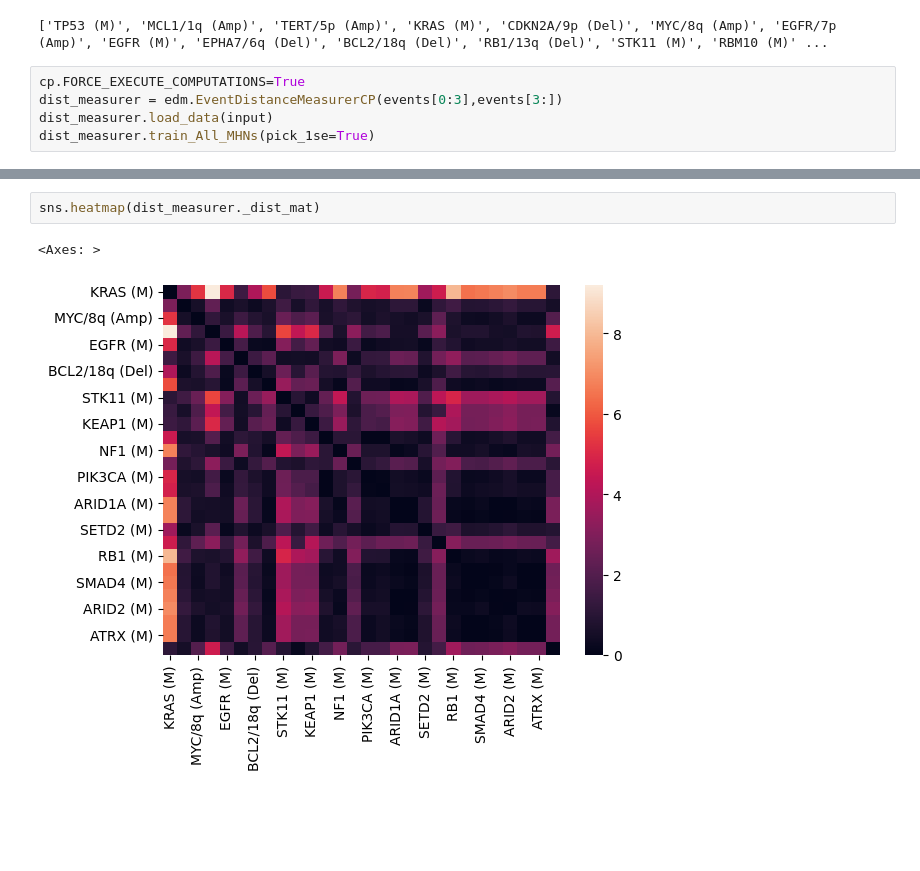
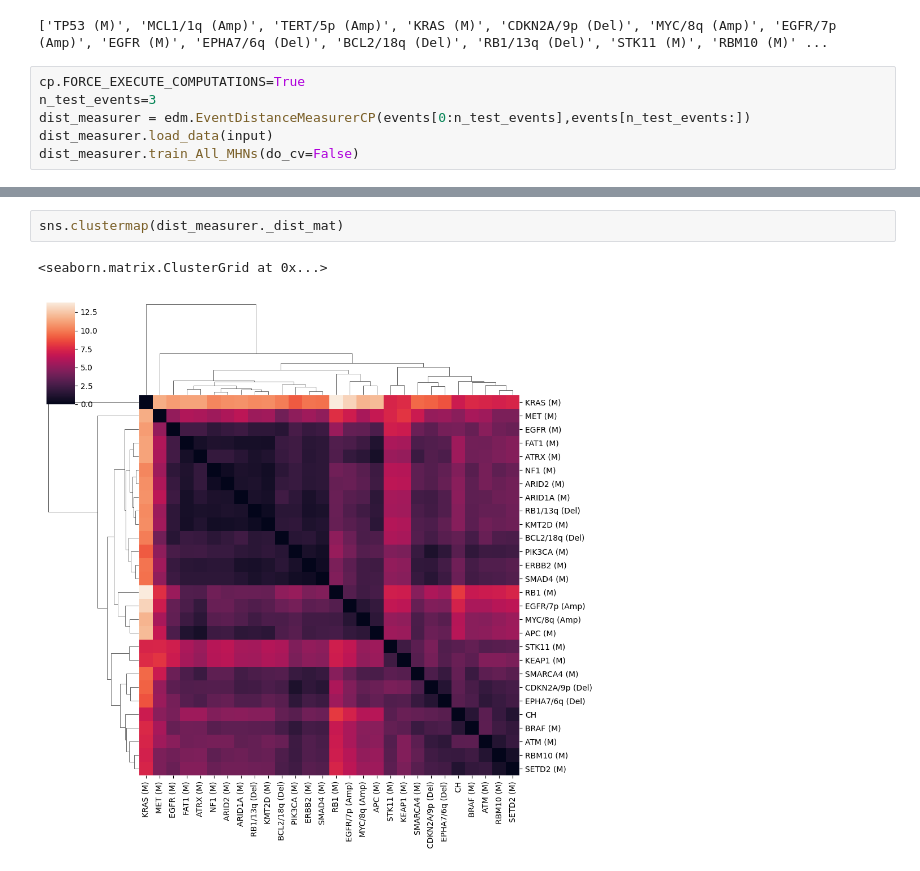
Before and after one commit to MichaelBonart/BachelorThesis, a Jupyter notebook: src/genie16_analysis.ipynb, the cells around one changed output, grey strips where cells are left out. Drawn from its saved outputs; the diff is of its cells as text; blank space fills up the shorter version.

```diff
--- a/src/genie16_analysis.ipynb
+++ b/src/genie16_analysis.ipynb
@@ -21,9 +21,10 @@ print(events)
 ['TP53 (M)', 'MCL1/1q (Amp)', 'TERT/5p (Amp)', 'KRAS (M)', 'CDKN2A/9p (Del)', 'MYC/8q (Amp)', 'EGFR/7p (Amp)', 'EGFR (M)', 'EPHA7/6q (Del)', 'BCL2/18q (Del)', 'RB1/13q (Del)', 'STK11 (M)', 'RBM10 (M)' ...
 # %%
 cp.FORCE_EXECUTE_COMPUTATIONS=True
-dist_measurer = edm.EventDistanceMeasurerCP(events[0:3],events[3:])
+n_test_events=3
+dist_measurer = edm.EventDistanceMeasurerCP(events[0:n_test_events],events[n_test_events:])
 dist_measurer.load_data(input)
-dist_measurer.train_All_MHNs(pick_1se=True)
+dist_measurer.train_All_MHNs(do_cv=False)
 # %% [output]
 0x1.50acc87c6c830p+62
 Directory for storage is edm_50acc87c6c830
@@ -70,8 +69,8 @@ Distance function: <function euclid_dist_offdiag at 0x...>
 # %%
-sns.heatmap(dist_measurer._dist_mat)
+sns.clustermap(dist_measurer._dist_mat)
 # %% [output]
-<Axes: >
+<seaborn.matrix.ClusterGrid at 0x...>
-[figure, old version]
+[figure, new version]
 # %%
 print(dist_measurer._init_theta)
 
```
Also changed, not shown: parts of 4 cells of this notebook, 56 other files.
